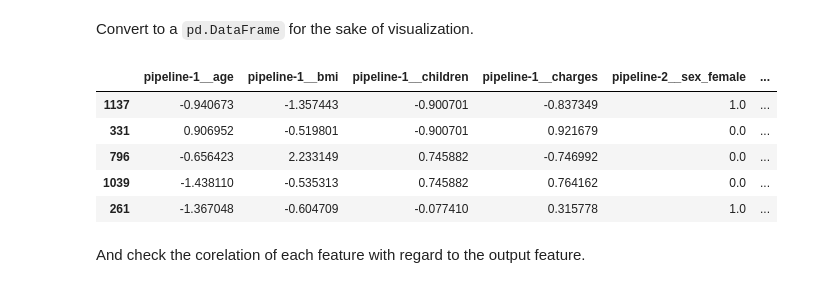
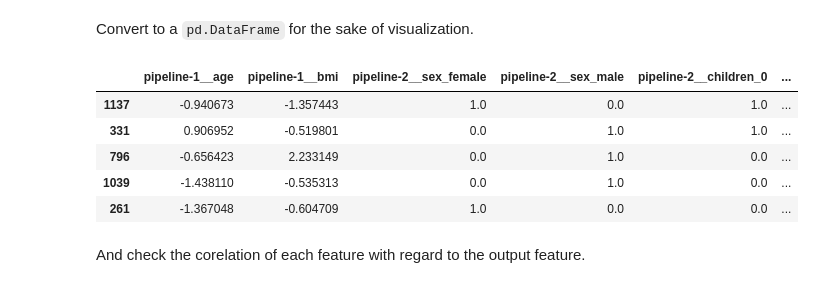
Before and after one commit to tandao0909/optimization-in-finance, a Jupyter notebook: finance.ipynb, the cells around one changed output. Saved outputs shown, nothing was run; the diff lists cells and outputs as text; code cells hidden in the pictures.

Commit message:
Get rid of multicollinearity in the data

```diff
--- a/finance.ipynb
+++ b/finance.ipynb
@@ -84,29 +103,32 @@ cat_pipeline = make_pipeline(
     SimpleImputer(strategy="most_frequent"), OneHotEncoder(handle_unknown="ignore")
 )
 
+num_columns = ["age", "bmi"]
+cat_columns = ["sex", "children", "smoker", "region"]
+
 preprocessing = make_column_transformer(
-    (num_pipeline, make_column_selector(dtype_include=np.number)),
-    (cat_pipeline, make_column_selector(dtype_include=object)),
+    (num_pipeline, num_columns),
+    (cat_pipeline, cat_columns),
 )
 # %% [markdown]
 We preprocess the train set.
 # %%
-train_preprocessed = preprocessing.fit_transform(train)
+X_train_preprocessed = preprocessing.fit_transform(X_train)
 # %% [markdown]
 Convert to a `pd.DataFrame` for the sake of visualization.
 # %%
-train_preprocessed_dataframe = pd.DataFrame(
-    train_preprocessed,
-    index=train.index,
+X_train_preprocessed_dataframe = pd.DataFrame(
+    X_train_preprocessed,
+    index=X_train.index,
     columns=preprocessing.get_feature_names_out(),
 )
-train_preprocessed_dataframe.head()
+X_train_preprocessed_dataframe.head()
 # %% [output]
-|  | pipeline-1__age | pipeline-1__bmi | pipeline-1__children | pipeline-1__charges | pipeline-2__sex_female | ... |
-| 1137 | -0.940673 | -1.357443 | -0.900701 | -0.837349 | 1.0 | ... |
-| 331 | 0.906952 | -0.519801 | -0.900701 | 0.921679 | 0.0 | ... |
-| 796 | -0.656423 | 2.233149 | 0.745882 | -0.746992 | 0.0 | ... |
-| 1039 | -1.438110 | -0.535313 | 0.745882 | 0.764162 | 0.0 | ... |
-| 261 | -1.367048 | -0.604709 | -0.077410 | 0.315778 | 1.0 | ... |
+|  | pipeline-1__age | pipeline-1__bmi | pipeline-2__sex_female | pipeline-2__sex_male | pipeline-2__children_0 | ... |
+| 1137 | -0.940673 | -1.357443 | 1.0 | 0.0 | 1.0 | ... |
+| 331 | 0.906952 | -0.519801 | 0.0 | 1.0 | 1.0 | ... |
+| 796 | -0.656423 | 2.233149 | 0.0 | 1.0 | 0.0 | ... |
+| 1039 | -1.438110 | -0.535313 | 0.0 | 1.0 | 0.0 | ... |
+| 261 | -1.367048 | -0.604709 | 1.0 | 0.0 | 0.0 | ... |
 # %% [markdown]
 And check the corelation of each feature with regard to the output feature.
```
Also changed, not shown: parts of 39 cells of this notebook.
